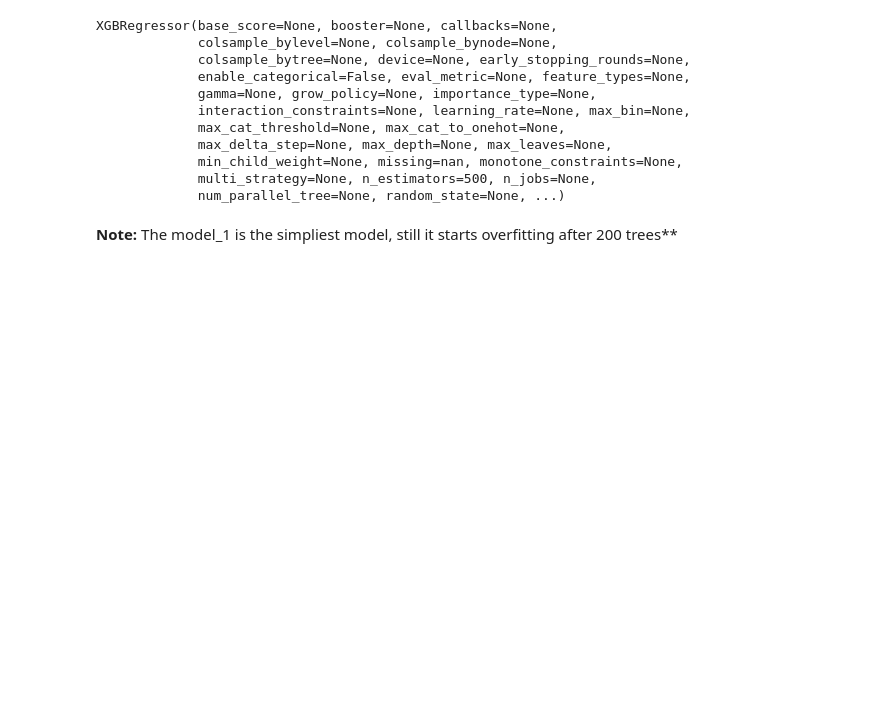
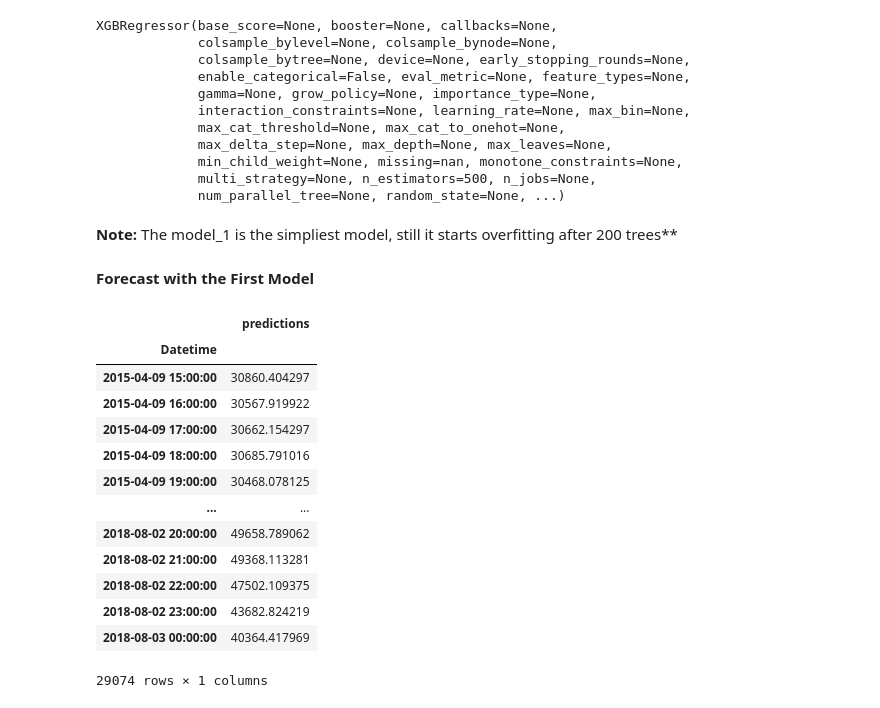
Before and after one commit to YarosInter/Time-Series-XGBoost-Energy-Consumption, a Jupyter notebook: XGBoost_Energy_Consumption_Forecast.ipynb, the cells around one changed output. Saved outputs shown, nothing was run; the diff lists cells and outputs as text; code cells hidden in the pictures; blank space fills up the shorter version.

```diff
--- a/XGBoost_Energy_Consumption_Forecast.ipynb
+++ b/XGBoost_Energy_Consumption_Forecast.ipynb
@@ -357,3 +357,24 @@ XGBRegressor(base_score=None, booster=None, callbacks=None,
              num_parallel_tree=None, random_state=None, ...)
 # %% [markdown]
 **Note:** The model_1 is the simpliest model, still it starts overfitting after 200 trees**
+# %% [markdown]
+**Forecast with the First Model**
+# %%
+pred_1 = model_1.predict(X_test)
+pred_1 = pd.DataFrame(pred_1, index=X_test.index, columns=["predictions"])
+pred_1
+# %% [output]
+|  | predictions |
+| Datetime |  |
+| 2015-04-09 15:00:00 | 30860.404297 |
+| 2015-04-09 16:00:00 | 30567.919922 |
+| 2015-04-09 17:00:00 | 30662.154297 |
+| 2015-04-09 18:00:00 | 30685.791016 |
+| 2015-04-09 19:00:00 | 30468.078125 |
+| ... | ... |
+| 2018-08-02 20:00:00 | 49658.789062 |
+| 2018-08-02 21:00:00 | 49368.113281 |
+| 2018-08-02 22:00:00 | 47502.109375 |
+| 2018-08-02 23:00:00 | 43682.824219 |
+| 2018-08-03 00:00:00 | 40364.417969 |
+29074 rows × 1 columns
```
Also changed, not shown: parts of 6 cells of this notebook.
